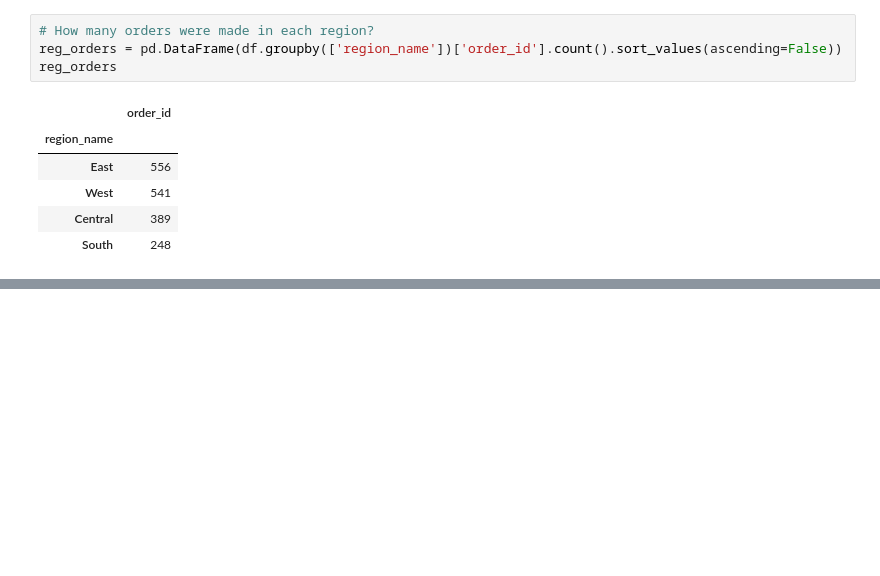
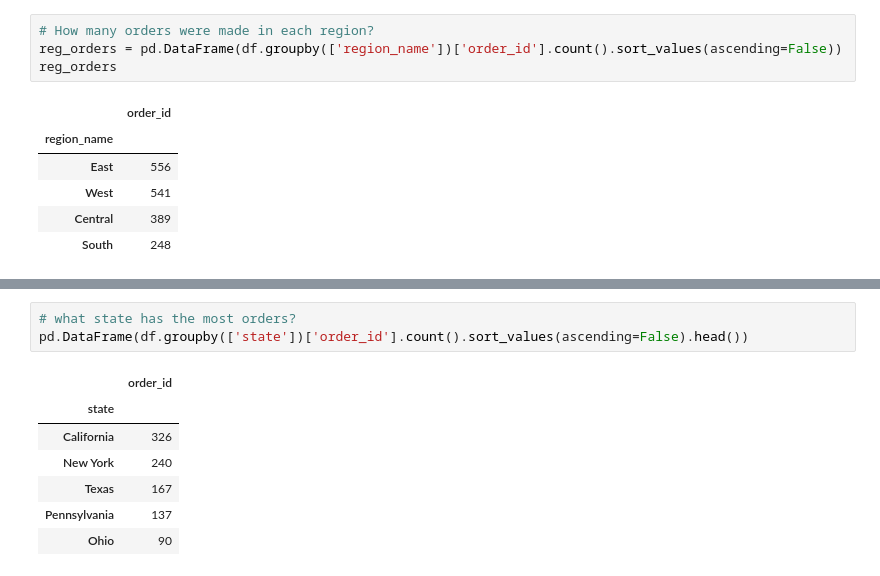
Before and after one commit to CJ-time-series-project/CJ-time-series-project, a Jupyter notebook: jerrys_explore.ipynb, the cells around one changed output, grey strips where cells are left out. Drawn from its saved outputs; the diff is of its cells as text; blank space fills up the shorter version.

```diff
--- a/jerrys_explore.ipynb
+++ b/jerrys_explore.ipynb
@@ -736,0 +759,11 @@ df.groupby(['category', df.index.year])['discount'].sum().unstack(0).plot()
+# %%
+# what state has the most orders?
+pd.DataFrame(df.groupby(['state'])['order_id'].count().sort_values(ascending=False).head())
+# %% [output]
+|  | order_id |
+| state |  |
+| California | 326 |
+| New York | 240 |
+| Texas | 167 |
+| Pennsylvania | 137 |
+| Ohio | 90 |
```
Also changed, not shown: parts of 4 cells of this notebook, 2 other files.
